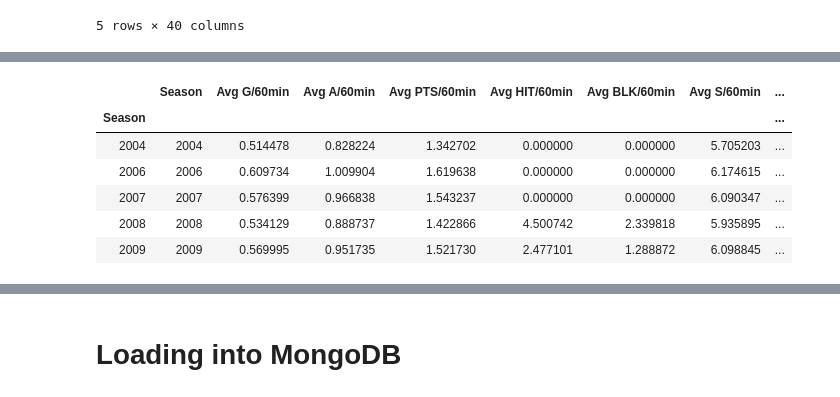
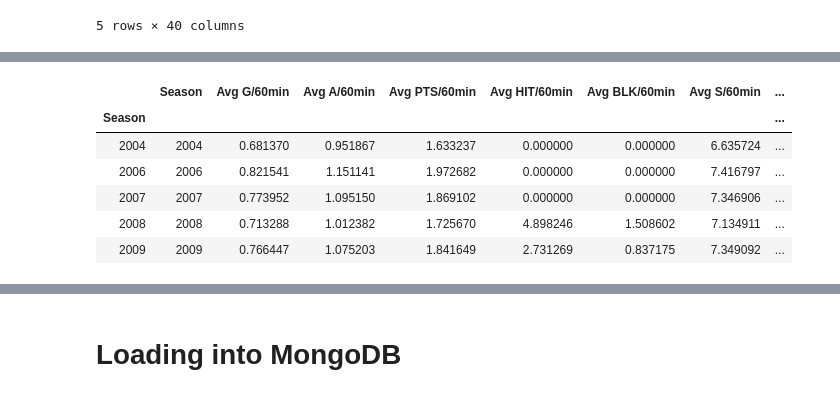
Before and after one commit to Silveris/HockeyStuff, a Jupyter notebook: data_transformation/data_load.ipynb, the cells around one changed output, grey strips where cells are left out. Saved outputs shown, nothing was run; the diff lists cells and outputs as text; code cells hidden in the pictures.

```diff
--- a/data_transformation/data_load.ipynb
+++ b/data_transformation/data_load.ipynb
@@ -186,13 +194,13 @@ age_df.head()
 # %%
-# season_df = groupby_avg(forwards_data, "Season")
-season_df = groupby_avg(complete_nhl_df, "Season")
-season_df.head()
+f_season_df = groupby_avg(forwards_data, "Season")
+# season_df = groupby_avg(complete_nhl_df, "Season")
+f_season_df.head()
 # %% [output]
 |  | Season | Avg G/60min | Avg A/60min | Avg PTS/60min | Avg HIT/60min | Avg BLK/60min | Avg S/60min | ... |
 | Season |  |  |  |  |  |  |  | ... |
-| 2004 | 2004 | 0.514478 | 0.828224 | 1.342702 | 0.000000 | 0.000000 | 5.705203 | ... |
-| 2006 | 2006 | 0.609734 | 1.009904 | 1.619638 | 0.000000 | 0.000000 | 6.174615 | ... |
-| 2007 | 2007 | 0.576399 | 0.966838 | 1.543237 | 0.000000 | 0.000000 | 6.090347 | ... |
-| 2008 | 2008 | 0.534129 | 0.888737 | 1.422866 | 4.500742 | 2.339818 | 5.935895 | ... |
-| 2009 | 2009 | 0.569995 | 0.951735 | 1.521730 | 2.477101 | 1.288872 | 6.098845 | ... |
+| 2004 | 2004 | 0.681370 | 0.951867 | 1.633237 | 0.000000 | 0.000000 | 6.635724 | ... |
+| 2006 | 2006 | 0.821541 | 1.151141 | 1.972682 | 0.000000 | 0.000000 | 7.416797 | ... |
+| 2007 | 2007 | 0.773952 | 1.095150 | 1.869102 | 0.000000 | 0.000000 | 7.346906 | ... |
+| 2008 | 2008 | 0.713288 | 1.012382 | 1.725670 | 4.898246 | 1.508602 | 7.134911 | ... |
+| 2009 | 2009 | 0.766447 | 1.075203 | 1.841649 | 2.731269 | 0.837175 | 7.349092 | ... |
 # %%
```
Also changed, not shown: parts of 17 cells of this notebook, 5 other files.
